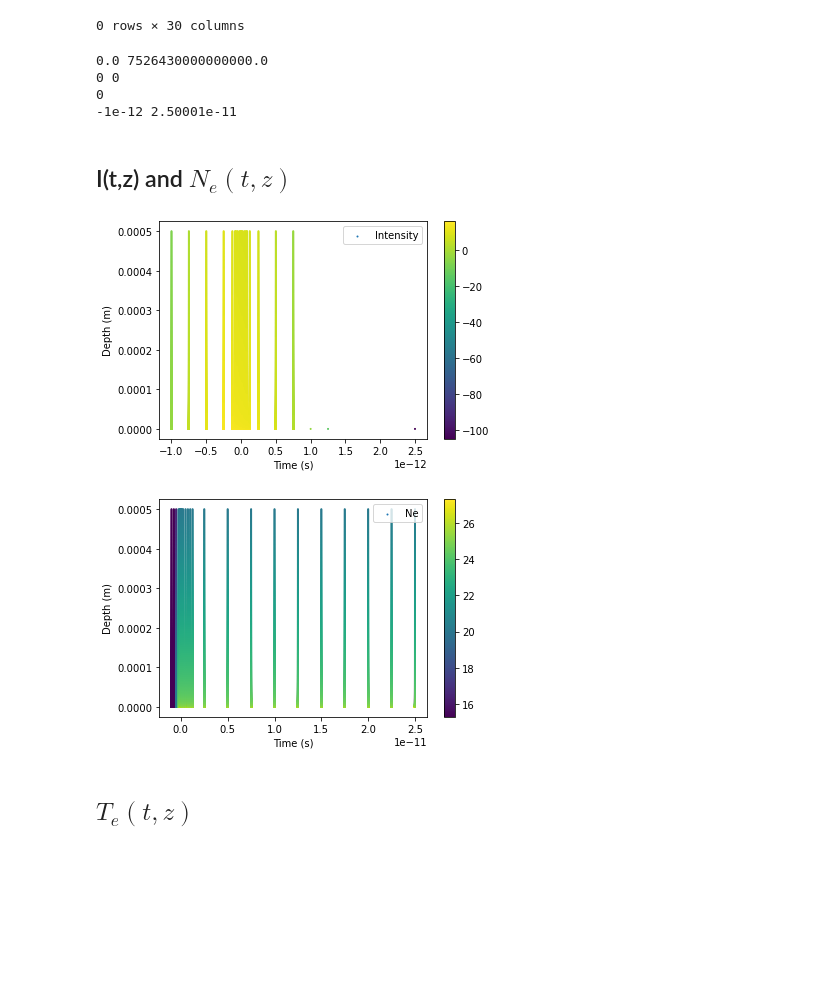
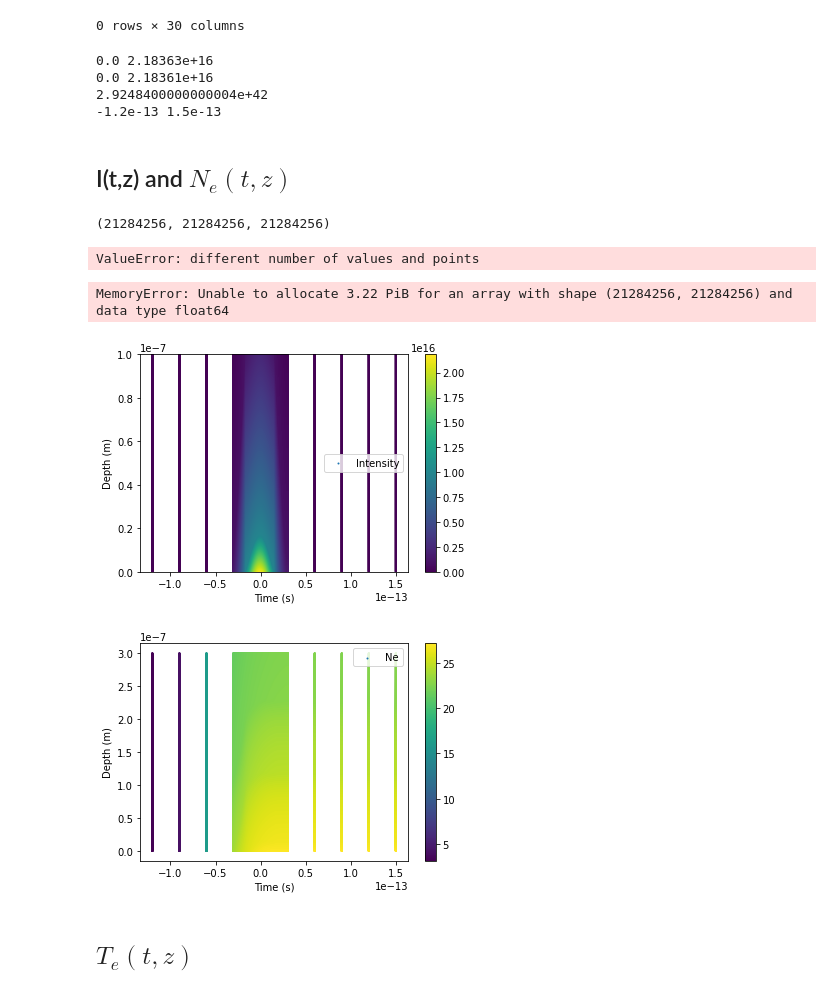
Before and after one commit to tjyderrien/octopus-quantumlap, a Jupyter notebook: Maths/Tibo-biatrisrv/Flirt/Flirt-ResultAnalysis.ipynb, the cells around one changed output. Saved outputs shown, nothing was run; the diff lists cells and outputs as text; code cells hidden in the pictures; blank space fills up the shorter version.

```diff
--- a/Maths/Tibo-biatrisrv/Flirt/Flirt-ResultAnalysis.ipynb
+++ b/Maths/Tibo-biatrisrv/Flirt/Flirt-ResultAnalysis.ipynb
@@ -202,7 +215,7 @@ Invalid limit will be ignored.
 # %% [markdown]
 ## Intensity(z;t)
 # %%
-data=pd.read_csv("Main35.dat", sep="\t", header=0, skip_blank_lines=True)
+data=pd.read_csv("Main0.dat", sep="\t", header=0, skip_blank_lines=True)
 datafull=data
 data.describe(include="all")
 data=data.rename(columns={"#Wavelength_m": "Wavelength_m"})
@@ -242,29 +255,49 @@ print(np.min(data.KeldyshTable_IntensityBranched), np.max(data.KeldyshTable_Inte
 print(np.max(data.KeldyshExcitationRate_wpi))
 print(np.min(data.Time_s), np.max(data.Time_s))
 # %% [output]
-0.0 7526430000000000.0
-0 0
-0
--1e-12 2.50001e-11
+0.0 2.18363e+16
+0.0 2.18361e+16
+2.9248400000000004e+42
+-1.2e-13 1.5e-13
 # %% [markdown]
 ## I(t,z) and $N_e(t,z)$
+# %%
+len(data.Z_m), len(data.Time_s), len(data.Intensity_Wm3)
+# %% [output]
+(21284256, 21284256, 21284256)
+# %%
+from scipy.interpolate import LinearNDInterpolator
+LinearNDInterpolator([data.Z_m, data.Time_s], data.Intensity_Wm3)
+# %% [output]
+ValueError: different number of values and points
+# %%
+from scipy.interpolate import griddata
+import numpy as np
+xi=np.linspace(min(data.Time_s), max(data.Time_s), 100)
+yi=np.linspace(min(data.Z_m), max(data.Z_m)a, 100)
+mesh_out=np.meshgrid(xi, yi)
+mesh_in=np.meshgrid(data.Time_s, data.Z_m)
+grid0=griddata(mesh_in, data.Intensity_Wm3, mesh_out, method="nearest")
+# %% [output]
+MemoryError: Unable to allocate 3.22 PiB for an array with shape (21284256, 21284256) and data type float64
 # %%
 pointsize=1
 # data.plot.scatter(x="Time_s", y="Z_m", c="KeldyshExcitationRate_wpi")
 # plt.scatter(data.Time_s, data.Z_m, c=(data.Egap2d_J/e), s=pointsize)
-plt.scatter(data.Time_s, data.Z_m, c=np.log10(data.Intensity_Wm3), s=pointsize, label="Intensity")
+plt.scatter(data.Time_s, data.Z_m, c=(data.Intensity_Wm3), s=pointsize, label="Intensity")
 # plt.scatter(data.Time_s, data.Z_m, c=np.log10(data.Ne_mmin3), s=pointsize)
 # plt.scatter(data.Time_s, data.Z_m, c=(data.KeldyshExcitationRate_wpi), s=pointsize)
 plt.xlabel("Time (s)")
 plt.ylabel("Depth (m)")
 # plt.yscale("log")
 # plt.xlim([-20e-15, -10e-15])
+plt.ylim([0, 100e-9])
 plt.colorbar()
 plt.legend()
-plt.savefig("Time-Depth-IntensityLog.png")
+plt.savefig("Time-Depth-Intensity.png")
 plt.show()
 # %% [output]
-[figure, old version]
+[figure, new version]
 # %%
 plt.figure()
 # plt.scatter(data.Time_s, data.Z_m, c=(data.Intensity_Wm3), s=pointsize)
@@ -279,7 +312,7 @@ plt.legend()
 plt.savefig("Time-Depth-NeLog.png")
 plt.show()
 # %% [output]
-[figure, old version]
+[figure, new version]
 # %% [markdown]
 ## $T_e(t,z)$
 # %%
```
Also changed, not shown: parts of 40 cells of this notebook, 9 other files.
